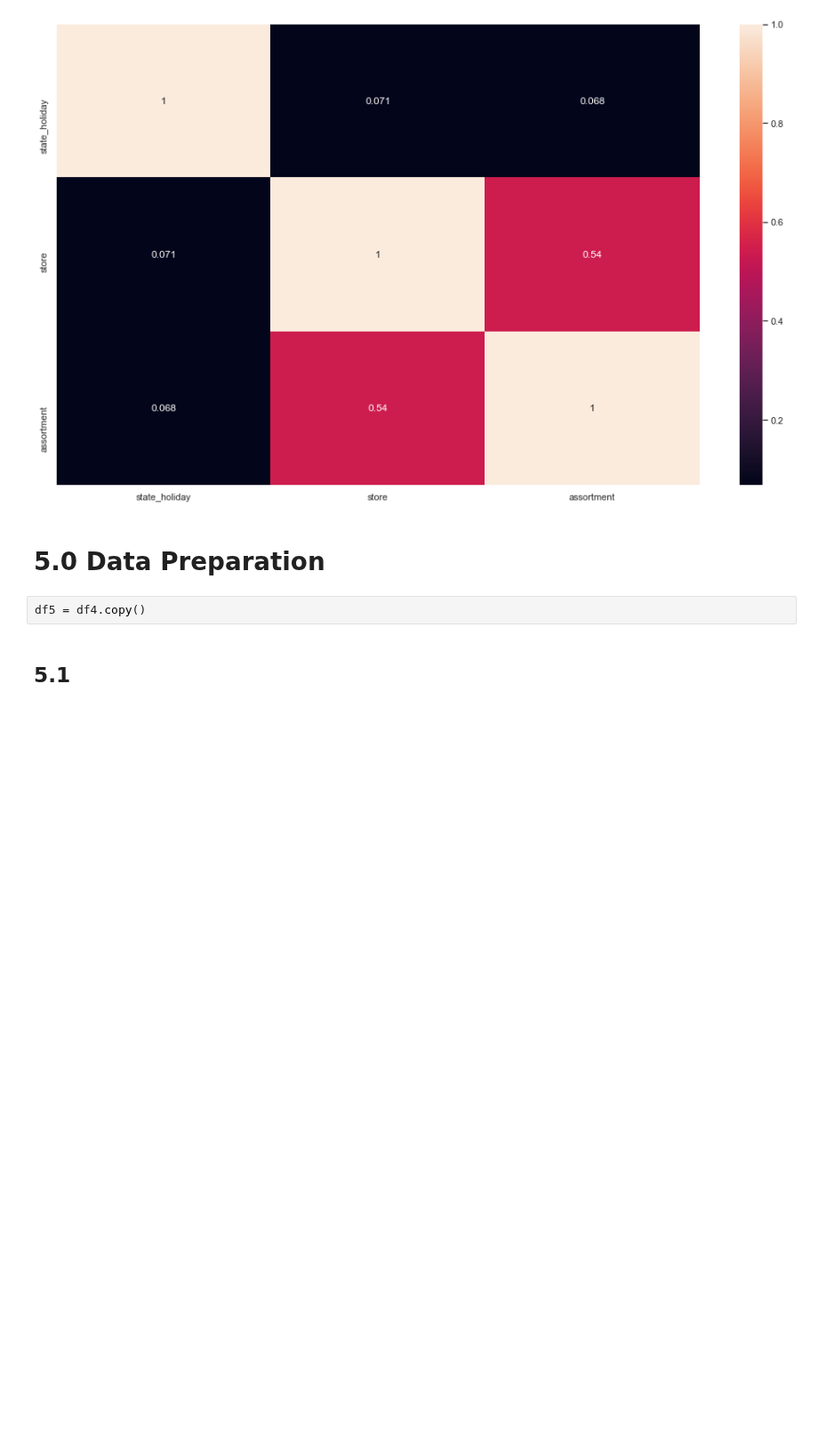
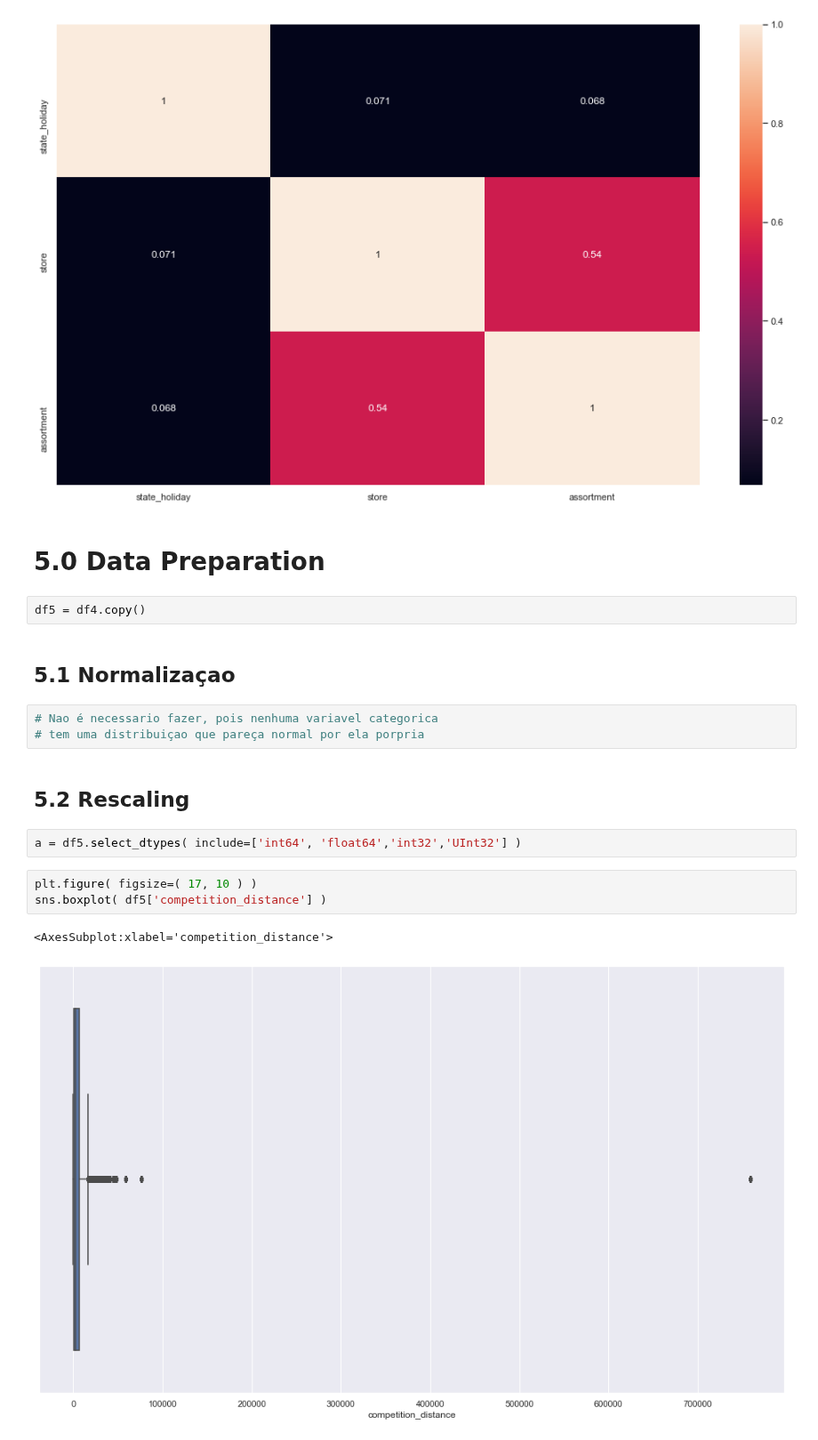
Before and after one commit to Edu-p/ds-project-model, a Jupyter notebook: notebooks/StoreSalesPrediction_md04_v01.ipynb, the cells around one changed output. Shown at 89% size. Drawn from its saved outputs; the diff is of its cells as text; blank space fills up the shorter version.

Commit message:
rescaling on numerical variables

```diff
--- a/notebooks/StoreSalesPrediction_md04_v01.ipynb
+++ b/notebooks/StoreSalesPrediction_md04_v01.ipynb
@@ -993,4 +989,17 @@ sns.heatmap( d, annot=True ) # ver a correlaçao das variaveis categoricas
 # %%
 df5 = df4.copy()
 # %% [markdown]
-## 5.1
+## 5.1 Normalizaçao
+# %%
+# Nao é necessario fazer, pois nenhuma variavel categorica
+# tem uma distribuiçao que pareça normal por ela porpria
+# %% [markdown]
+## 5.2 Rescaling
+# %%
+a = df5.select_dtypes( include=['int64', 'float64','int32','UInt32'] )
+# %%
+plt.figure( figsize=( 17, 10 ) )
+sns.boxplot( df5['competition_distance'] )
+# %% [output]
+<AxesSubplot:xlabel='competition_distance'>
+[figure, added]
```
Also changed, not shown: parts of 12 cells of this notebook.
